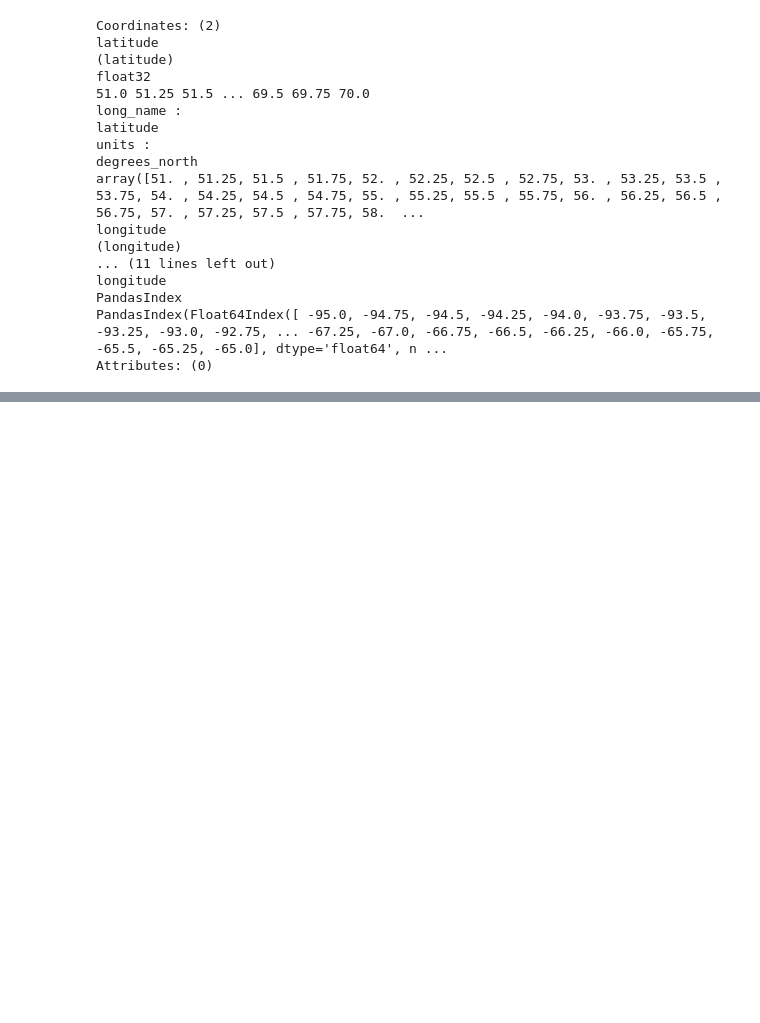
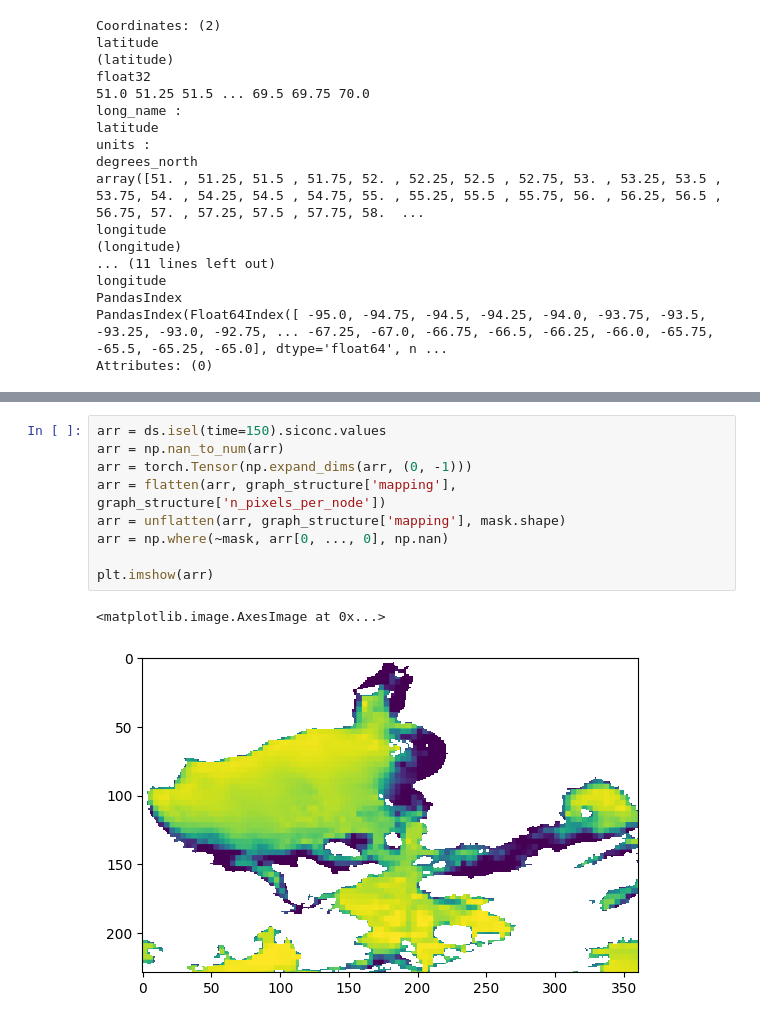
Before and after one commit to zach-gousseau/Quadtree-MPNNLSTM, a Jupyter notebook: create_mesh.ipynb, the cells around one changed output, grey strips where cells are left out. Drawn from its saved outputs; the diff is of its cells as text; blank space fills up the shorter version.

```diff
--- a/create_mesh.ipynb
+++ b/create_mesh.ipynb
@@ -348,0 +313,12 @@ Attributes: (0)
+# %%
+arr = ds.isel(time=150).siconc.values
+arr = np.nan_to_num(arr)
+arr = torch.Tensor(np.expand_dims(arr, (0, -1)))
+arr = flatten(arr, graph_structure['mapping'], graph_structure['n_pixels_per_node'])
+arr = unflatten(arr, graph_structure['mapping'], mask.shape)
+arr = np.where(~mask, arr[0, ..., 0], np.nan)
+
+plt.imshow(arr)
+# %% [output]
+<matplotlib.image.AxesImage at 0x...>
+[figure, added]
```
Also changed, not shown: parts of 20 cells of this notebook, 3 other files.
